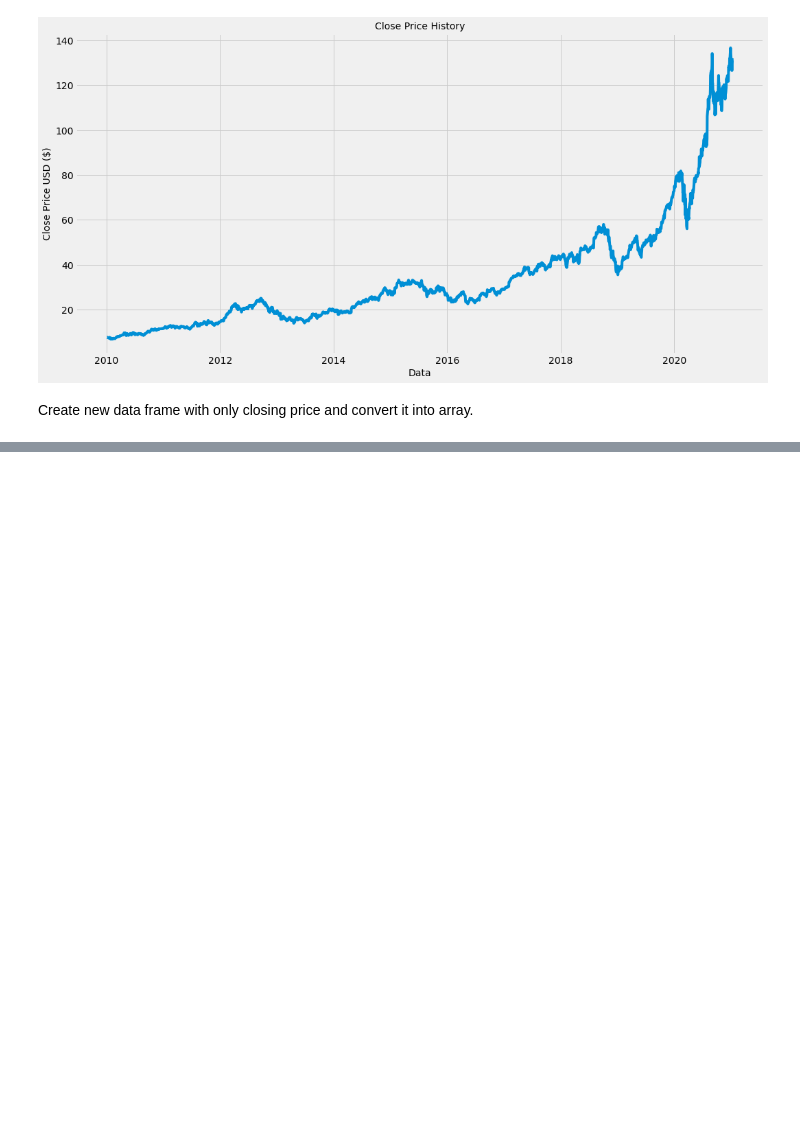
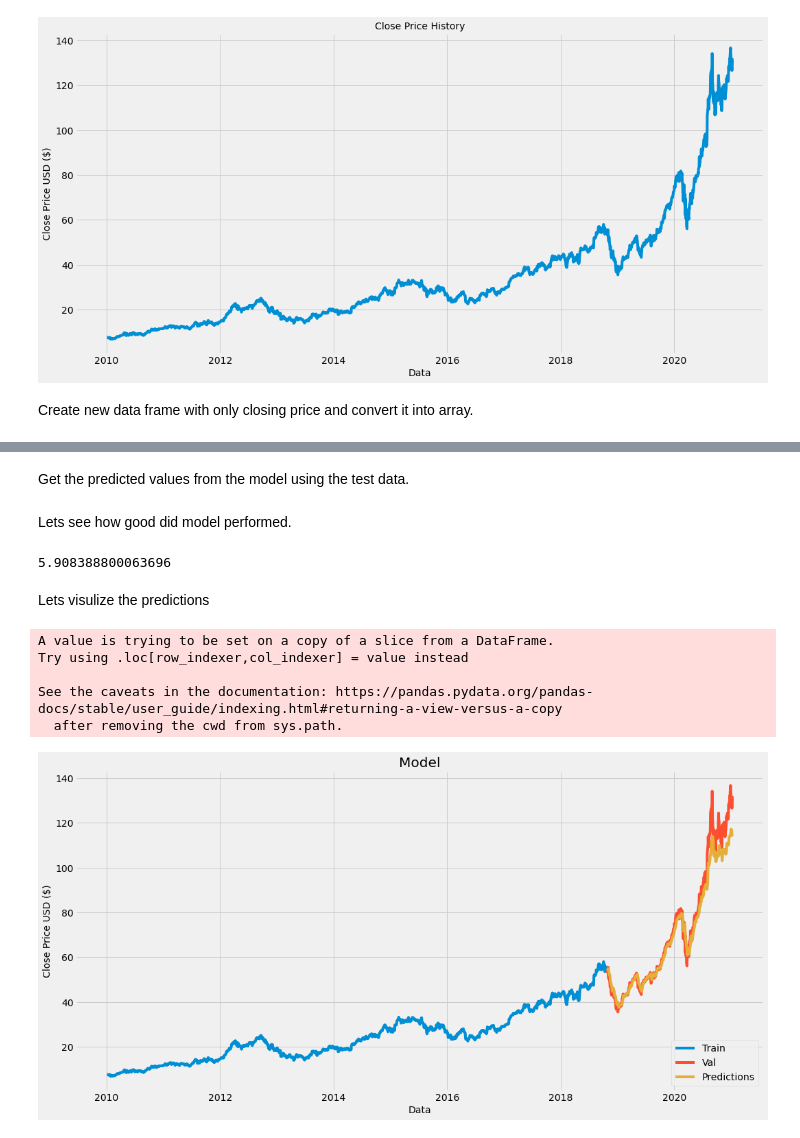
Before and after one commit to Qargo/Experimentation, a Jupyter notebook: StockPricePrediction_.ipynb, the cells around one changed output, grey strips where cells are left out. Cells and saved outputs as stored; diff of their text form; code cells hidden in the pictures; blank space fills up the shorter version.

```diff
--- a/StockPricePrediction_.ipynb
+++ b/StockPricePrediction_.ipynb
@@ -120,0 +176,4 @@ Now lets create training datasetbased on the past 60 days closing price value th
+# %%
+# Train the model
+#model.fit(x_train, y_train, epochs=5, batch_size=1)
+model.fit(x_train, y_train, epochs = 100, batch_size = 32)
@@ -120,0 +201,53 @@ Now lets create training datasetbased on the past 60 days closing price value th
+# %%
+# Test data set
+test_data = scaled_data[training_data_len - 60:,:]
+
+# Create the x_test adn y_test data set
+x_test = []
+y_test = dataset[training_data_len:,:]
+
+for i in range(60, len(test_data)):
+  x_test.append(test_data[i-60:i, 0])
+
+# convert x_test to a numpy array
+x_test = np.array(x_test)
+
+# reshape the data into shape acceted by the LSTM
+x_test = np.reshape(x_test, (x_test.shape[0], x_test.shape[1], 1))
+# %% [markdown]
+Get the predicted values from the model using the test data.
+# %%
+# Getting the models predicted price values
+predictions = model.predict(x_test)
+predictions = scaler.inverse_transform(predictions)
+# %% [markdown]
+Lets see how good did model performed.
+# %%
+# calculate value of RMSE
+rmse = np.sqrt(np.mean(((predictions - y_test)**2)))
+rmse
+# %% [output]
+5.908388800063696
+# %% [markdown]
+Lets visulize the predictions
+# %%
+# plot the data for the graph
+train = data[:training_data_len]
+valid = data[training_data_len:]
+valid['Predictions'] = predictions
+
+plt.figure(figsize=(16,8))
+plt.title('Model')
+plt.xlabel('Data', fontsize=14)
+plt.ylabel('Close Price USD ($)', fontsize=14)
+plt.plot(train['Close'])
+plt.plot(valid[['Close', 'Predictions']])
+plt.legend(['Train', 'Val', 'Predictions'], loc='lower right')
+plt.show()
+# %% [output]
+A value is trying to be set on a copy of a slice from a DataFrame.
+Try using .loc[row_indexer,col_indexer] = value instead
+
+See the caveats in the documentation: https://pandas.pydata.org/pandas-docs/stable/user_guide/indexing.html#returning-a-view-versus-a-copy
+  after removing the cwd from sys.path.
+[figure, added]
```
Also changed, not shown: parts of 13 cells of this notebook.
